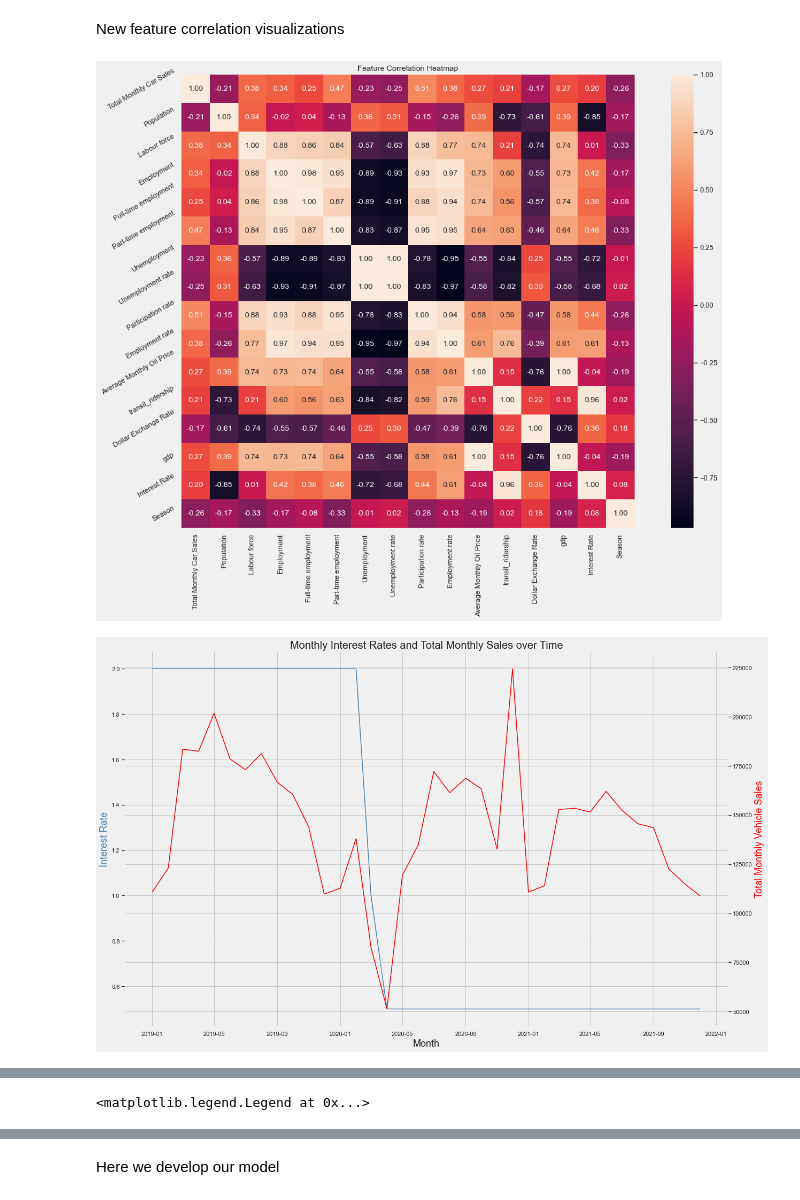
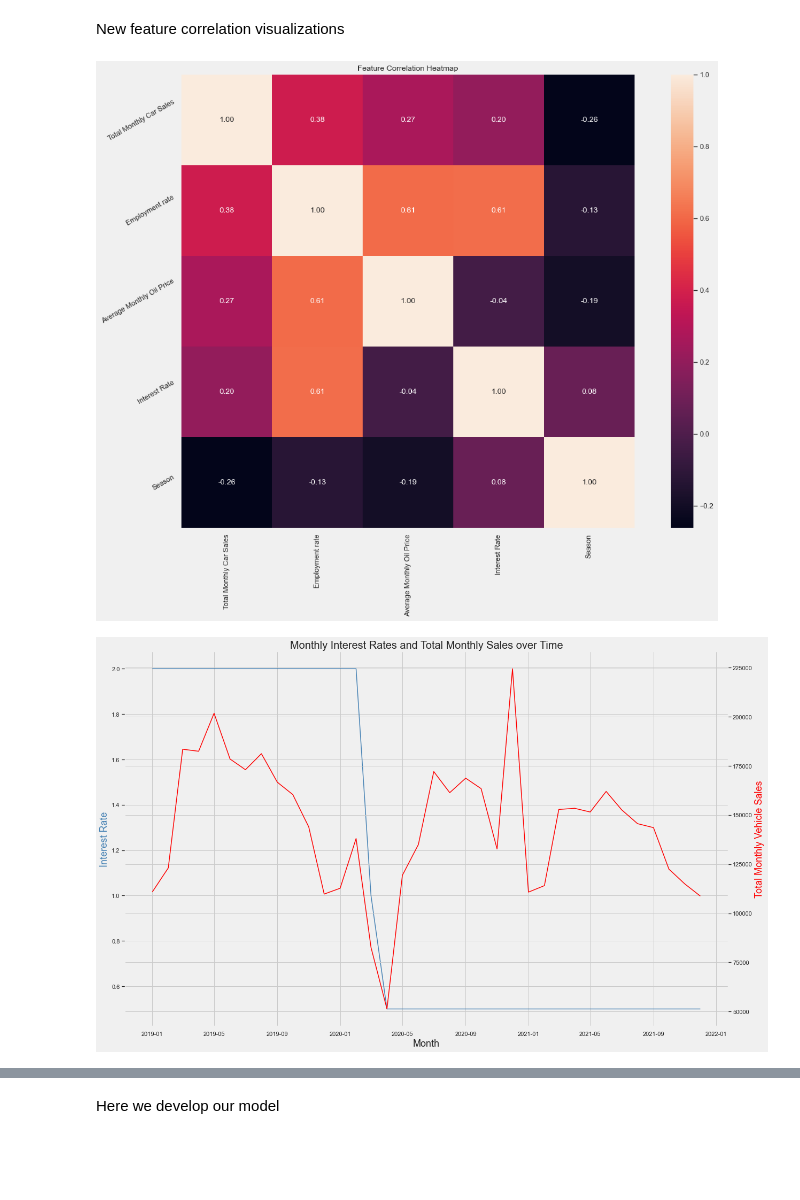
Before and after one commit to LunaAmador/Pandamonium, a Jupyter notebook: project_2_notebook.ipynb, the cells around one changed output, grey strips where cells are left out. Saved outputs shown, nothing was run; the diff lists cells and outputs as text; code cells hidden in the pictures; blank space fills up the shorter version.

```diff
--- a/project_2_notebook.ipynb
+++ b/project_2_notebook.ipynb
@@ -338,7 +338,7 @@ From the heatmap above, it is clear that some features are highly correlated wit
 # %%
 features_to_exclude = [
                        #'Total Monthly Car Sales',
-                       #'Population',
+                       'Population',
                        'Labour force',
                        'Employment',
                        'Full-time employment',
@@ -349,8 +349,8 @@ features_to_exclude = [
                        #'Employment rate',
                        #'Average Monthly Oil Price',
                        'transit_ridership',
-                       #'Dollar Exchange Rate',
-                       #'gdp',
+                       'Dollar Exchange Rate',
+                       'gdp',
                        #'Interest Rate',
                        #'Season'
                        ]
@@ -359,7 +359,7 @@ model_table = total_table.drop(features_to_exclude, axis = 1)
 New feature correlation visualizations
 # %%
 #Plot correlation between variables
-correlation=total_table.drop(['prop_small','prop_midsize','prop_large'],axis=1).corr()
+correlation=model_table.drop(['prop_small','prop_midsize','prop_large'],axis=1).corr()
 plt.figure(figsize=(18,12))
 plt.title('Feature Correlation Heatmap')
 ax=sns.heatmap(correlation,square=True,annot=True,fmt='.2f',linecolor='white')
@@ -387,35 +387,56 @@ plt.xlim(total_table.index.min(),total_table.index.max())
 plt.ylim(total_table['Total Monthly Car Sales'].min(),total_table['Total Monthly Car Sales'].max())
 plt.title('Monthly Car Sales With Seasons',fontsize=20)
 ax=sns.scatterplot(x=total_table.index,y=total_table['Total Monthly Car Sales'],hue=total_table['Season'],markers='o',s=200,palette=sns.color_palette("husl",4))
 
 #adds a line over dot markers
 sns.lineplot(x=total_table.index,y=total_table['Total Monthly Car Sales'],color='black',ax=ax)
 ax.set_xlabel('Month',fontsize=18)
 ax.set_ylabel('Total Monthly Car Sales',fontsize=18)
 h,l=ax.get_legend_handles_labels()
 plt.legend(h[12:15],l[12:15])
 plt.show()
 
 #Plot proportion of sales over time with respect to seasons
 plt.figure(figsize=(18,12))
 plt.title('Proportion of Total Sales over Time',fontsize=20)
 ax=sns.scatterplot(x=total_table.index,y=total_table['prop_small'],hue=total_table['Season'],palette=sns.color_palette("husl",4),s=200)
 sns.scatterplot(x=total_table.index,y=total_table['prop_midsize'],hue=total_table['Season'],palette=sns.color_palette("husl",4),s=200,ax=ax)
 sns.scatterplot(x=total_table.index,y=total_table['prop_large'],hue=total_table['Season'],palette=sns.color_palette("husl",4),s=200,ax=ax)
 ax.set_xlabel('Month',fontsize=18)
 ax.set_ylabel('Proportion of Total Monthly Car Sales',fontsize=18)
 
 sns.lineplot(x=total_table.index,y=total_table['prop_small'],label='Small',ax=ax)
 sns.lineplot(x=total_table.index,y=total_table['prop_midsize'],label='Midsize',ax=ax)
 sns.lineplot(x=total_table.index,y=total_table['prop_large'],label='Large',ax=ax)
 
 #3 is winter,4 is spring,1 is summer,2 is fall
 h,l=ax.get_legend_handles_labels()
 lbls=['Summer','Fall','Winter','Spring','Small','Midsize','Large']
 plt.legend(h[8:15],lbls,title='Legend')
+
+iter = 0
+for column in model_table.columns:
+    iter += 1
+    if iter < 4 : continue
+    plt.figure(figsize=(18,12))
+    plt.title('Proportion of Total Sales over Time',fontsize=20)
+    ax=sns.scatterplot(x=model_table.index,y=model_table['prop_small'],hue=model_table['Season'],palette=sns.color_palette("husl",4),s=200)
+    sns.scatterplot(x=model_table.index,y=model_table['prop_midsize'],hue=model_table['Season'],palette=sns.color_palette("husl",4),s=200,ax=ax)
+    sns.scatterplot(x=model_table.index,y=model_table['prop_large'],hue=model_table['Season'],palette=sns.color_palette("husl",4),s=200,ax=ax)
+    ax.set_xlabel('Month',fontsize=18)
+    ax.set_ylabel('Proportion of Total Monthly Car Sales',fontsize=18)
+
+    sns.lineplot(x=model_table.index,y=model_table['prop_small'],label='Small',ax=ax)
+    sns.lineplot(x=model_table.index,y=model_table['prop_midsize'],label='Midsize',ax=ax)
+    sns.lineplot(x=model_table.index,y=model_table['prop_large'],label='Large',ax=ax)
+
+    ax2 = ax.twinx()
+    sns.lineplot(x=model_table.index,y=model_table[column],ax=ax2,color='Black')
+    ax2.set_ylabel(column,fontsize=18,color='Black')
+    ax.legend().remove()
+    plt.show()
 # %% [output]
-[figure, old version]
+[figure, new version]
 [figure]
 [figure]
-<matplotlib.legend.Legend at 0x...>
 [figure]
```
Also changed, not shown: parts of 2 cells of this notebook.
